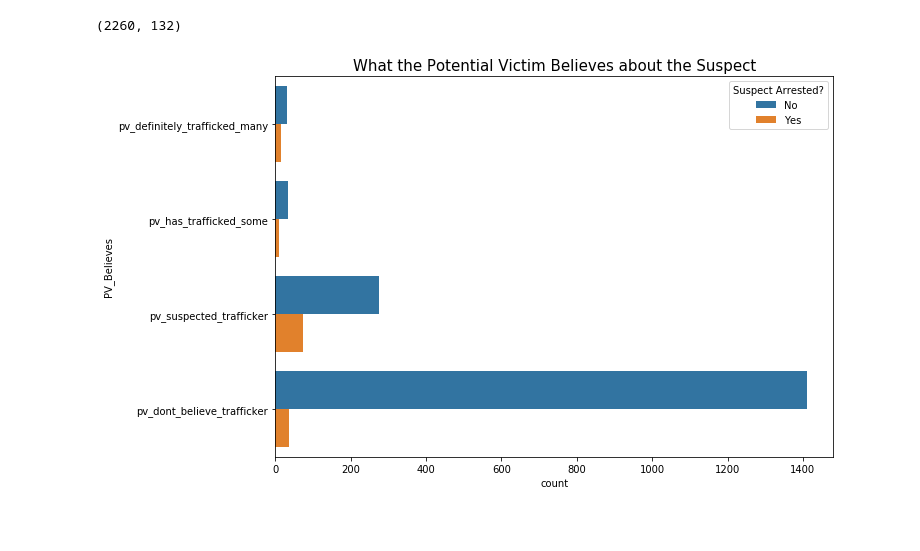
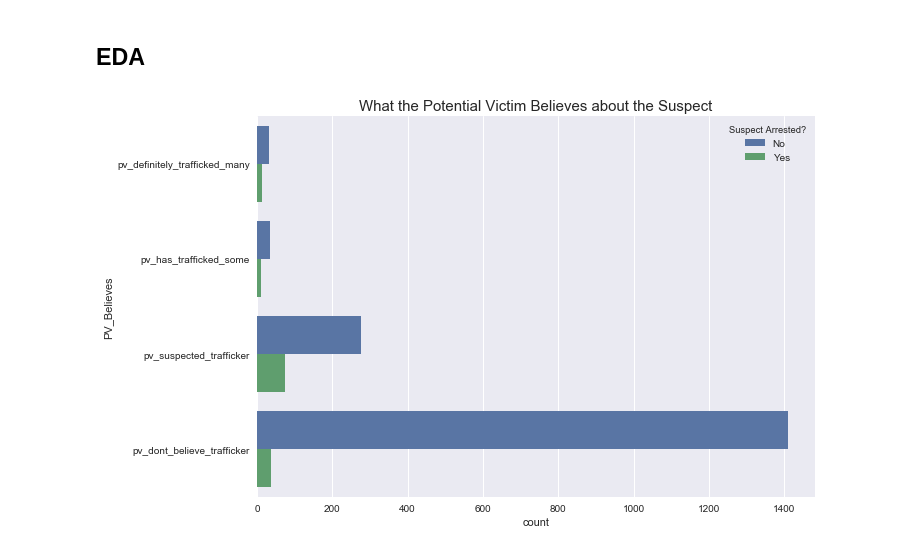
Before and after one commit to jahudlow/Data_Fellowship_Project, a Jupyter notebook: CD.ipynb, the cells around one changed output. Cells and saved outputs as stored; diff of their text form; code cells hidden in the pictures; blank space fills up the shorter version.

```diff
--- a/CD.ipynb
+++ b/CD.ipynb
@@ -34,58 +55,28 @@ df.shape
-# %%
-#Remove columns that won't be used
-
-df1 = df.drop(
-    columns=[
-        'id','date_time_entered_into_system','status','location','date_time_last_updated','staff_name',
-        'informant_number','case_notes', 'pv_signed_form', 'consent_for_fundraising', 'guardian_name',
-        'guardian_phone', 'social_media', 'permission_contact_pv', 'permission_contact_whats_app',
-        'permission_contact_facebook', 'permission_contact_phone', 'legal_action_taken_filed_against',
-        'officer_name', 'cif_id', 'person_id', 'flag_count', 'main_pv_id', 'expected_earning',
-        'expected_earning_currency','travel_expenses_paid_to_broker_amount','broker_relation',
-        'travel_expenses_broker_repaid_amount','form_entered_by_id', 'source_of_intelligence',
-        'date_time_last_updated','interview_date','incident_date','how_recruited_broker_other',
-        'legal_action_taken','legal_action_taken_case_type','appearance','date_visit_police_station',
-        'victim_statement_certified_date','purpose_for_leaving_other','relation_to_pv',
-        'exploitation_forced_prostitution_lb','exploitation_sexual_abuse_lb','exploitation_physical_abuse_lb',
-        'exploitation_debt_bondage_lb','exploitation_forced_labor_lb','associated_lb',
-        'exploitation_organ_removal_lb','exploitation_other_value','exploitation_other_lb',
-    ])
-df1.shape
-# %% [output]
-(2260, 132)
-# %%
-#Add Arrest data
-
-Arrests = pd.read_csv("Arrests.csv")
-df1 = pd.merge(df1, Arrests, how='outer',on='suspect_id', left_on=None, right_on=None,
-         left_index=False, right_index=False, sort=True,
-         suffixes=('x', 'y'), copy=True, indicator=False,
-         validate=None)
-df1.Arrest=df1.Arrest.fillna('0').astype(int)
-df1 = df1.dropna(axis=0, subset=['cif_number'])
+# %% [markdown]
+## EDA
 # %%
-#EDA
 #Look at total arrests by "potential victim believes" response
+import seaborn as sns
+import matplotlib.pyplot as plt
+plt.style.use('seaborn')
 
-df2 = df1[['pv_definitely_trafficked_many', 'pv_has_trafficked_some', 'pv_suspected_trafficker',
+pv_believes = df1[['pv_definitely_trafficked_many', 'pv_has_trafficked_some', 'pv_suspected_trafficker',
            'pv_dont_believe_trafficker', 'Arrest']]
-df2 = pd.melt(df2, id_vars = ['Arrest'], value_vars = ['pv_definitely_trafficked_many', 'pv_has_trafficked_some',
+pv_believes = pd.melt(pv_believes, id_vars = ['Arrest'], value_vars = ['pv_definitely_trafficked_many', 'pv_has_trafficked_some',
                                                        'pv_suspected_trafficker', 'pv_dont_believe_trafficker'],
                    var_name='PV_Believes', value_name='PV_BVal')
-df2 = df2[df2.PV_BVal]
-
-from matplotlib import pyplot
+pv_believes = pv_believes[pv_believes.PV_BVal]
 
 pdim=(10,7)
-fig, ax = pyplot.subplots(figsize=pdim)
+fig, ax = plt.subplots(figsize=pdim)
 g = sns.countplot(ax=ax,y="PV_Believes", hue="Arrest",
-                data=df2);
+                data=pv_believes);
 g.set_title("What the Potential Victim Believes about the Suspect",fontsize=15)
 leg = g.get_legend()
 leg.set_title("Suspect Arrested?")
 labs = leg.texts
 labs[0].set_text("No")
 labs[1].set_text("Yes")
 # %% [output]
-[figure, old version]
+[figure, new version]
 # %%
```
Also changed, not shown: parts of 18 cells of this notebook, 1 other file.
